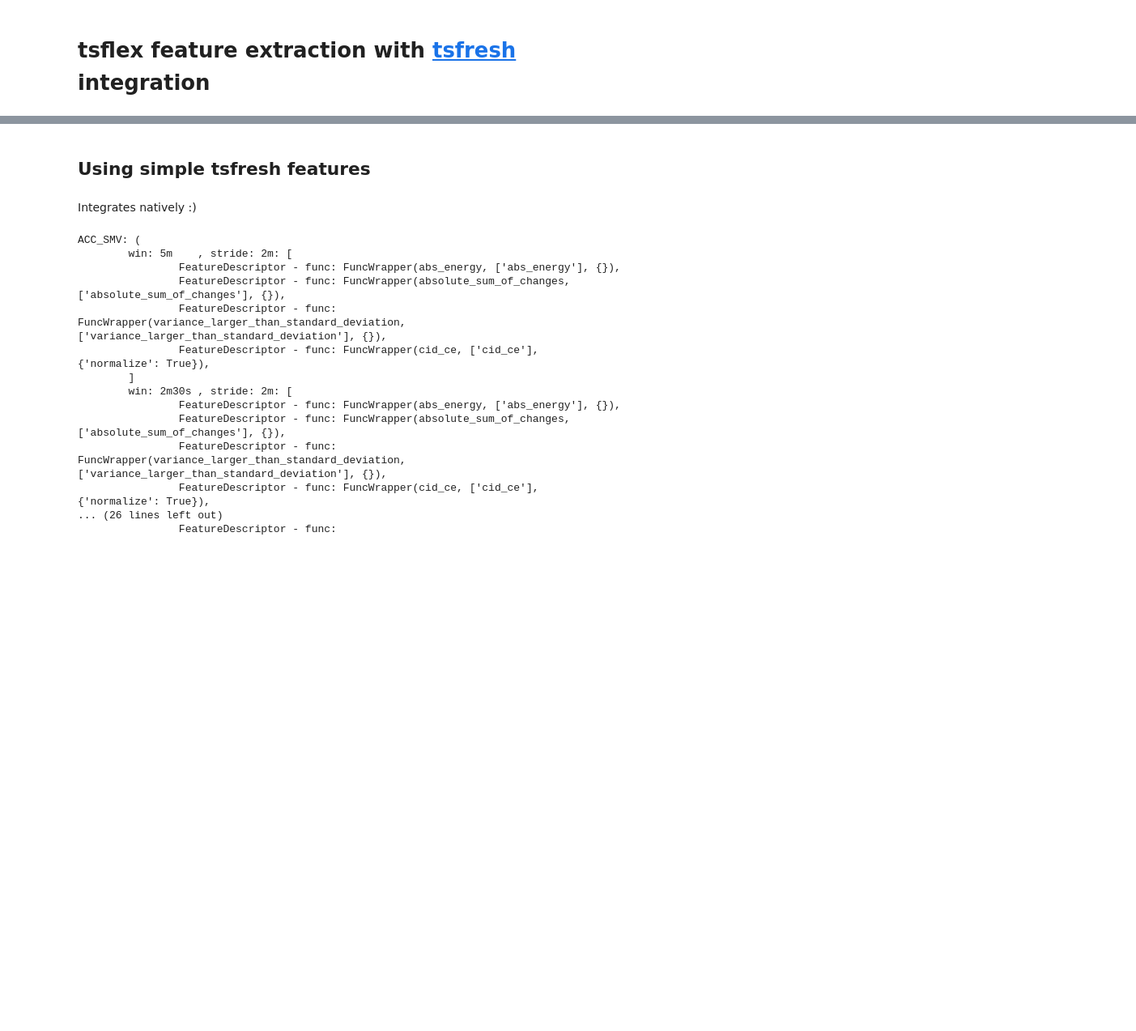
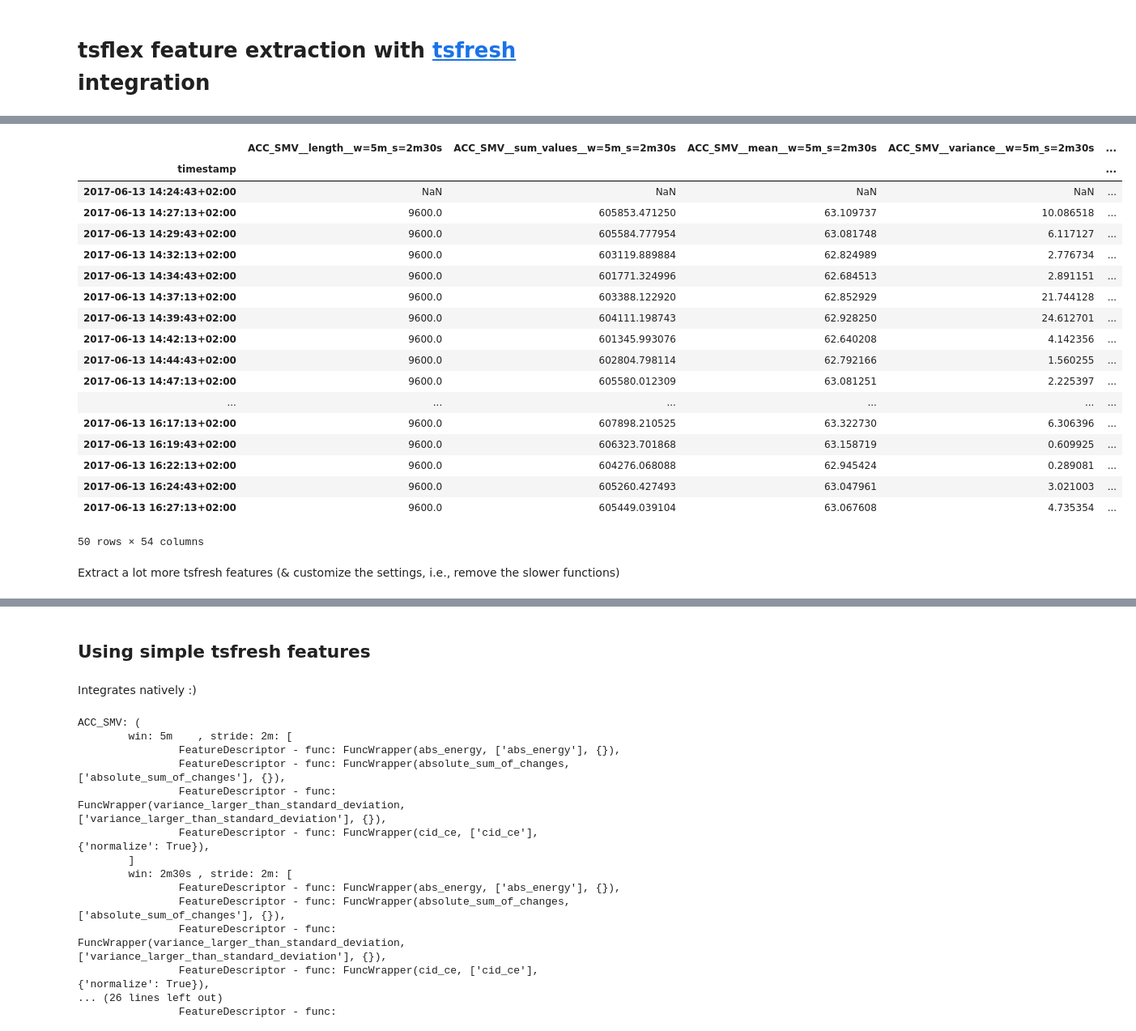
Before and after one commit to predict-idlab/tsflex, a Jupyter notebook: examples/tsfresh_integration.ipynb, the cells around one changed output, grey strips where cells are left out. Shown at 81% size. Drawn from its saved outputs; the diff is of its cells as text; code cells hidden in the pictures; blank space fills up the shorter version.

Commit message:
:tada: update tsfresh integration example notebook with feature extraction settings

```diff
--- a/examples/tsfresh_integration.ipynb
+++ b/examples/tsfresh_integration.ipynb
@@ -148,0 +168,9 @@ from tsflex.features.integrations import tsfresh_combiner_wrapper
+# %%
+simple_feats = MultipleFeatureDescriptors(
+    functions=tsfresh_settings_wrapper(MinimalFCParameters()),
+    series_names=["ACC_SMV", "EDA", "TMP"],
+    windows=["5min", "2.5min"],
+    strides=["2.5min"],
+)
+feature_collection = FeatureCollection(simple_feats)
+feature_collection
@@ -148,0 +195,25 @@ from tsflex.features.integrations import tsfresh_combiner_wrapper
+# %%
+features_df = feature_collection.calculate(out_data, return_df=True, show_progress=True)
+features_df
+# %% [output]
+|  | ACC_SMV__length__w=5m_s=2m30s | ACC_SMV__sum_values__w=5m_s=2m30s | ACC_SMV__mean__w=5m_s=2m30s | ACC_SMV__variance__w=5m_s=2m30s | ... |
+| timestamp |  |  |  |  | ... |
+| 2017-06-13 14:24:43+02:00 | NaN | NaN | NaN | NaN | ... |
+| 2017-06-13 14:27:13+02:00 | 9600.0 | 605853.471250 | 63.109737 | 10.086518 | ... |
+| 2017-06-13 14:29:43+02:00 | 9600.0 | 605584.777954 | 63.081748 | 6.117127 | ... |
+| 2017-06-13 14:32:13+02:00 | 9600.0 | 603119.889884 | 62.824989 | 2.776734 | ... |
+| 2017-06-13 14:34:43+02:00 | 9600.0 | 601771.324996 | 62.684513 | 2.891151 | ... |
+| 2017-06-13 14:37:13+02:00 | 9600.0 | 603388.122920 | 62.852929 | 21.744128 | ... |
+| 2017-06-13 14:39:43+02:00 | 9600.0 | 604111.198743 | 62.928250 | 24.612701 | ... |
+| 2017-06-13 14:42:13+02:00 | 9600.0 | 601345.993076 | 62.640208 | 4.142356 | ... |
+| 2017-06-13 14:44:43+02:00 | 9600.0 | 602804.798114 | 62.792166 | 1.560255 | ... |
+| 2017-06-13 14:47:13+02:00 | 9600.0 | 605580.012309 | 63.081251 | 2.225397 | ... |
+| ... | ... | ... | ... | ... | ... |
+| 2017-06-13 16:17:13+02:00 | 9600.0 | 607898.210525 | 63.322730 | 6.306396 | ... |
+| 2017-06-13 16:19:43+02:00 | 9600.0 | 606323.701868 | 63.158719 | 0.609925 | ... |
+| 2017-06-13 16:22:13+02:00 | 9600.0 | 604276.068088 | 62.945424 | 0.289081 | ... |
+| 2017-06-13 16:24:43+02:00 | 9600.0 | 605260.427493 | 63.047961 | 3.021003 | ... |
+| 2017-06-13 16:27:13+02:00 | 9600.0 | 605449.039104 | 63.067608 | 4.735354 | ... |
+50 rows × 54 columns
+# %% [markdown]
+Extract a lot more tsfresh features (& customize the settings, i.e., remove the slower functions)
```
Also changed, not shown: parts of 19 cells of this notebook.
